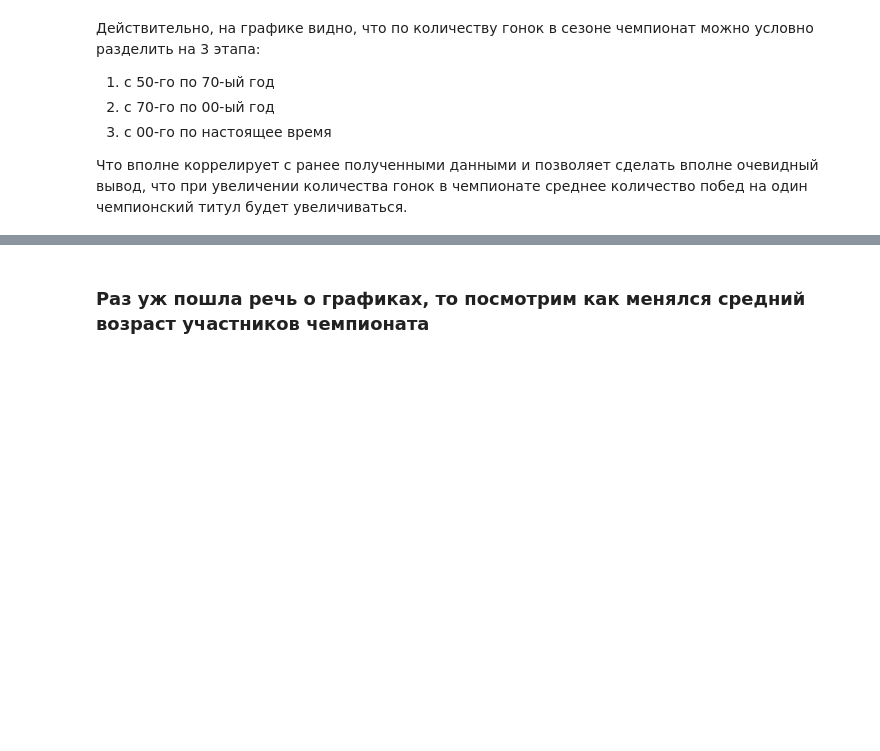
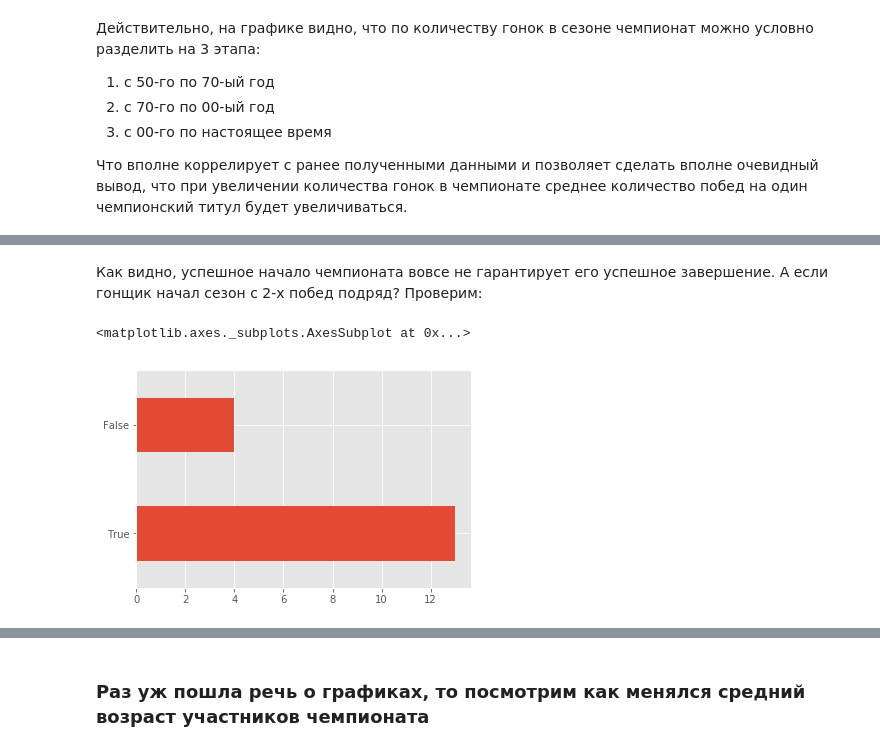
Before and after one commit to AndrewLrrr/otus-python, a Jupyter notebook: hw8/Formula-one-historical-analysis.ipynb, the cells around one changed output, grey strips where cells are left out. Cells and saved outputs as stored; diff of their text form; code cells hidden in the pictures; blank space fills up the shorter version.

```diff
--- a/hw8/Formula-one-historical-analysis.ipynb
+++ b/hw8/Formula-one-historical-analysis.ipynb
@@ -429,0 +442,20 @@ races_during_the_season.plot(x='year', y='rounds')
+# %% [markdown]
+Как видно, успешное начало чемпионата вовсе не гарантирует его успешное завершение. А если гонщик начал сезон с 2-х побед подряд? Проверим:
+# %%
+race_winners_group = results[
+    (results['round'] <= 2) & (results['position'] == 1) & (results.year < 2017)
+].groupby('year')['driver'].unique()
+
+race_winners_group = race_winners_group[race_winners_group.apply(lambda x: len(x) == 1)]
+race_winners_years = race_winners_group.keys().tolist()
+
+race_winners = results[
+    (results['round'] == 1) & (results['position'] == 1) & (results.year.isin(race_winners_years))
+][['driver', 'year']].rename(columns={'driver': 'winner'})
+
+race_winners = champions.merge(race_winners, on='year', how='inner')
+race_winners['is_champion'] = race_winners['driver'] == race_winners['winner']
+race_winners.is_champion.value_counts().plot(kind='barh')
+# %% [output]
+<matplotlib.axes._subplots.AxesSubplot at 0x...>
+[figure, added]
```
Also changed, not shown: parts of 6 cells of this notebook.
